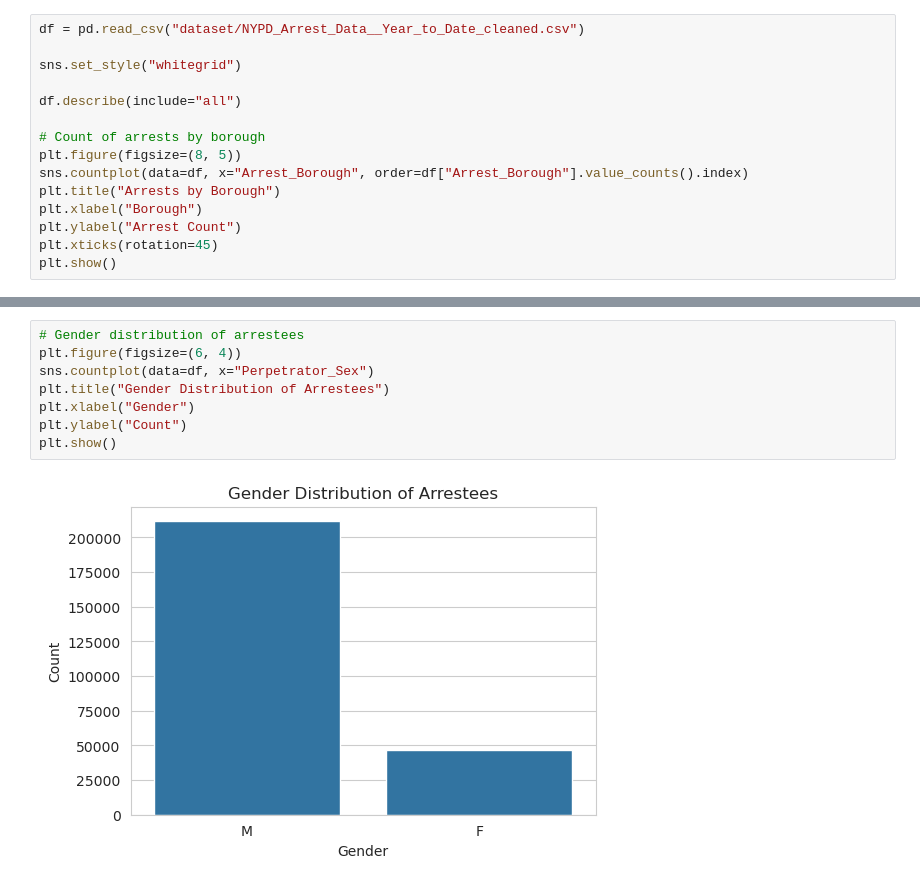
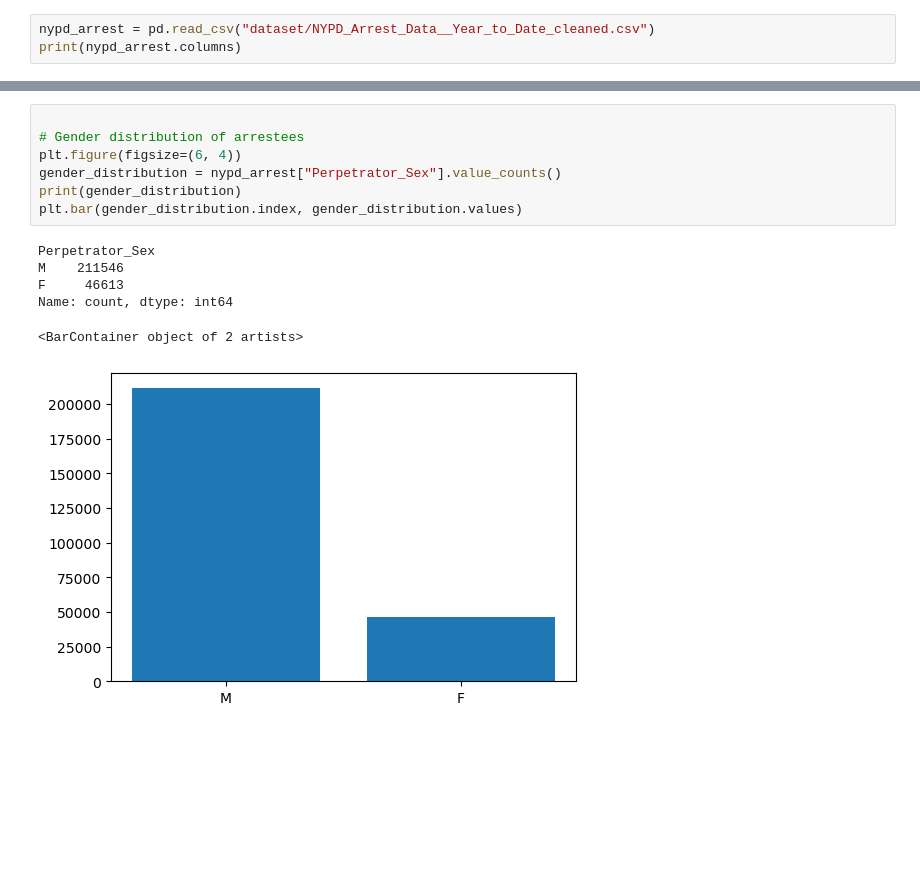
Before and after one commit to abhinna1/CSE4-587-Data-Intensive-Computing, a Jupyter notebook: EDA.ipynb, the cells around one changed output, grey strips where cells are left out. Saved outputs shown, nothing was run; the diff lists cells and outputs as text; blank space fills up the shorter version.

```diff
--- a/EDA.ipynb
+++ b/EDA.ipynb
@@ -5,17 +4,5 @@ import seaborn as sns
 import numpy as np
 # %%
-df = pd.read_csv("dataset/NYPD_Arrest_Data__Year_to_Date_cleaned.csv")
-
-sns.set_style("whitegrid")
-
-df.describe(include="all")
-
-# Count of arrests by borough
-plt.figure(figsize=(8, 5))
-sns.countplot(data=df, x="Arrest_Borough", order=df["Arrest_Borough"].value_counts().index)
-plt.title("Arrests by Borough")
-plt.xlabel("Borough")
-plt.ylabel("Arrest Count")
-plt.xticks(rotation=45)
-plt.show()
+nypd_arrest = pd.read_csv("dataset/NYPD_Arrest_Data__Year_to_Date_cleaned.csv")
+print(nypd_arrest.columns)
 # %% [output]
@@ -43,13 +59,17 @@ plt.show()
 # %%
+
 # Gender distribution of arrestees
 plt.figure(figsize=(6, 4))
-sns.countplot(data=df, x="Perpetrator_Sex")
-plt.title("Gender Distribution of Arrestees")
-plt.xlabel("Gender")
-plt.ylabel("Count")
-plt.show()
+gender_distribution = nypd_arrest["Perpetrator_Sex"].value_counts()
+print(gender_distribution)
+plt.bar(gender_distribution.index, gender_distribution.values)
 # %% [output]
+Perpetrator_Sex
+M    211546
+F     46613
+Name: count, dtype: int64
+<BarContainer object of 2 artists>
-[figure, old version]
+[figure, new version]
 # %%
 # Age group distribution
 plt.figure(figsize=(8, 5))
```
Also changed, not shown: parts of 21 cells of this notebook, 4 other files.
